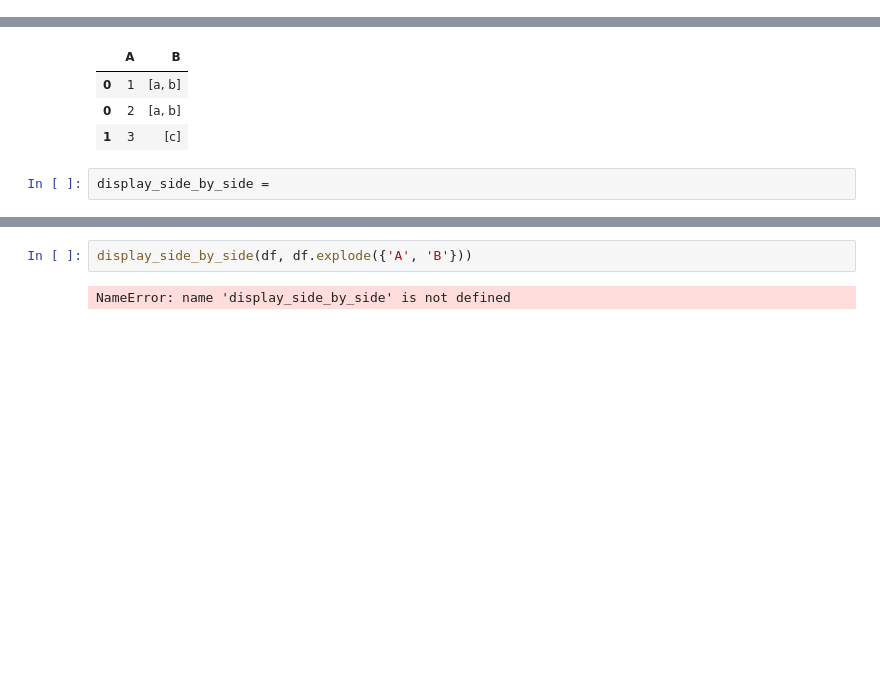
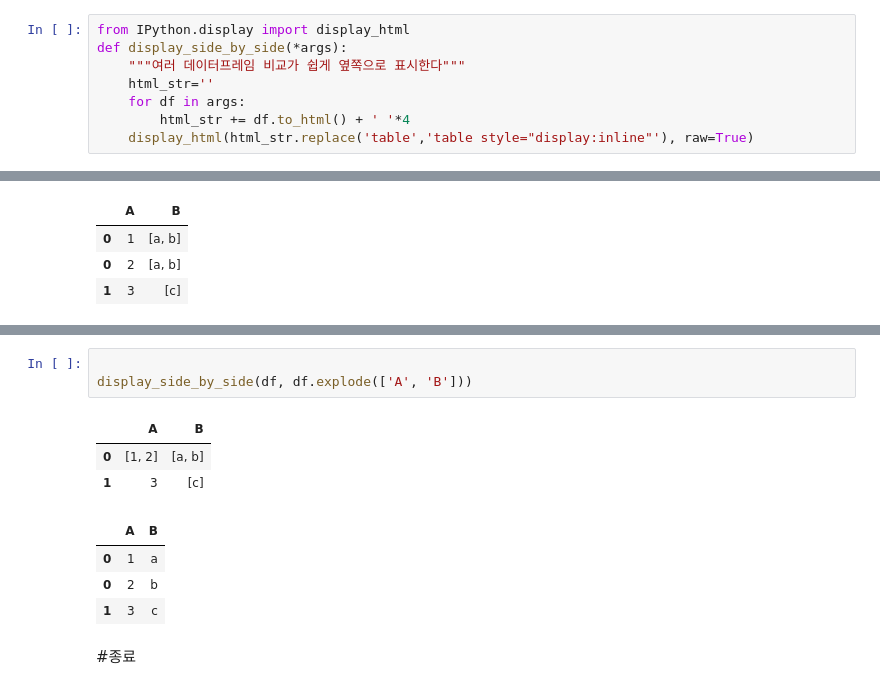
Before and after one commit to zziziz/2025-1-BDA, a Jupyter notebook: inclass/13w_A_mon_0609_easy_ch10_text_mining_BTS.ipynb, the cells around one changed output, grey strips where cells are left out. Drawn from its saved outputs; the diff is of its cells as text; blank space fills up the shorter version.

```diff
--- a/inclass/13w_A_mon_0609_easy_ch10_text_mining_BTS.ipynb
+++ b/inclass/13w_A_mon_0609_easy_ch10_text_mining_BTS.ipynb
@@ -545,6 +545,14 @@ df_exploded
 | 0 | Alice | reading |
 | 0 | Alice | swimming |
 | 1 | Bob | gaming |
+# %%
+from IPython.display import display_html
+def display_side_by_side(*args):
+    """여러 데이터프레임 비교가 쉽게 옆쪽으로 표시한다"""
+    html_str=''
+    for df in args:
+        html_str += df.to_html() + ' '*4
+    display_html(html_str.replace('table','table style="display:inline"'), raw=True)
 # %%
 import pandas as pd
 
@@ -561,8 +567,6 @@ df.explode(['A'])
 | 0 | 1 | [a, b] |
 | 0 | 2 | [a, b] |
 | 1 | 3 | [c] |
-# %%
-display_side_by_side =
 # %%
 display_side_by_side(df, df.explode(['B']))
 # %% [output]
@@ -570,4 +580,13 @@ TypeError: 'Styler' object is not callable
 # %%
-display_side_by_side(df, df.explode({'A', 'B'}))
+
+display_side_by_side(df, df.explode(['A', 'B']))
 # %% [output]
-NameError: name 'display_side_by_side' is not defined
+|  | A | B |
+| 0 | [1, 2] | [a, b] |
+| 1 | 3 | [c] |
+|  | A | B |
+| 0 | 1 | a |
+| 0 | 2 | b |
+| 1 | 3 | c |
+# %% [markdown]
+#종료
```
Also changed, not shown: parts of 2 cells of this notebook.
